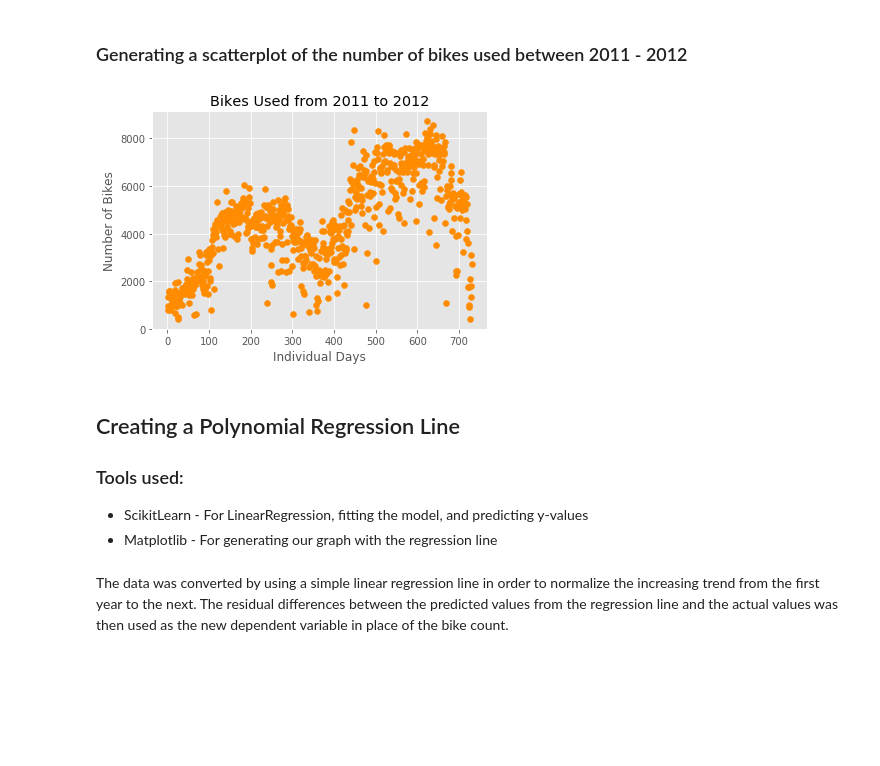
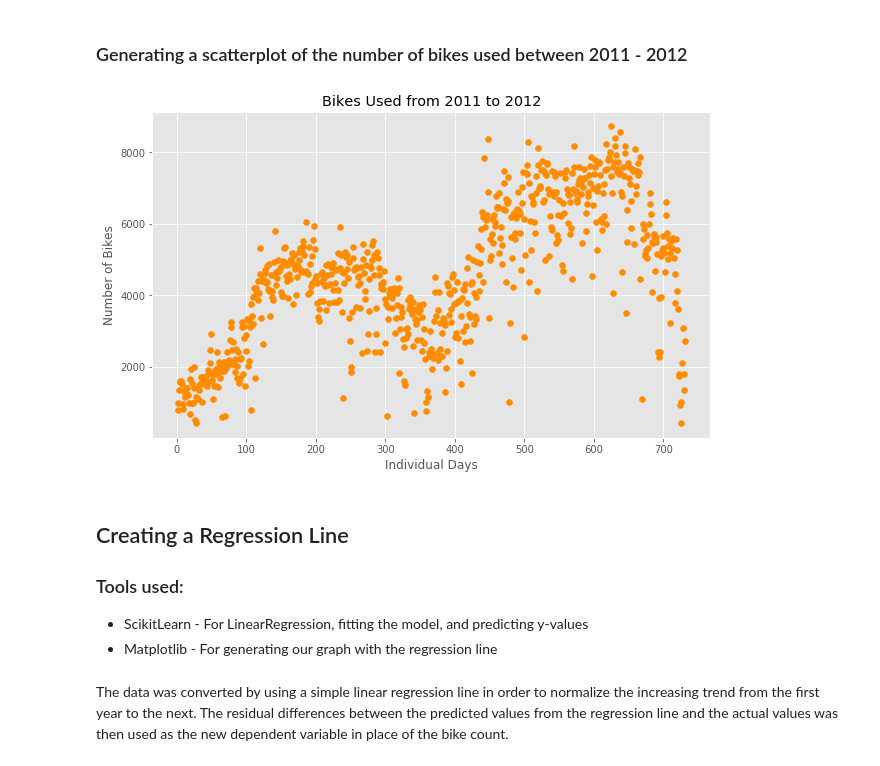
Before and after one commit to pauly51994/Bike_predictor, a Jupyter notebook: Bike-Sharing-Dataset/Graphing and Plotting.ipynb, the cells around one changed output. Drawn from its saved outputs; the diff is of its cells as text; code cells hidden in the pictures; blank space fills up the shorter version.

Commit message:
added image files

```diff
--- a/Bike-Sharing-Dataset/Graphing and Plotting.ipynb
+++ b/Bike-Sharing-Dataset/Graphing and Plotting.ipynb
@@ -20,11 +17,18 @@ df = pd.read_json('cleaned_bike_share_data.json')
 # %% [markdown]
 ### Generating a scatterplot of the number of bikes used between 2011 - 2012
 # %%
+plt.figure(figsize=(10,6))
+plt.style.use('ggplot')
+
 plt.scatter(df.instant, df.cnt, c='darkorange')
+
 plt.xlabel('Individual Days')
 plt.ylabel('Number of Bikes')
 plt.title('Bikes Used from 2011 to 2012')
-plt.style.use('ggplot')
+
+# Exporting a saved image of our plot
+plt.savefig('scatter_bike_count.png')
+
 plt.show()
 # %% [output]
-[figure, old version]
+[figure, new version]
@@ -31,5 +37,5 @@ plt.show()
 # %% [markdown]
-## Creating a Polynomial Regression Line
+## Creating a Regression Line
 ### Tools used:
 - ScikitLearn - For LinearRegression, fitting the model, and predicting y-values
 - Matplotlib - For generating our graph with the regression line
```
Also changed, not shown: parts of 22 cells of this notebook, 7 other files.
